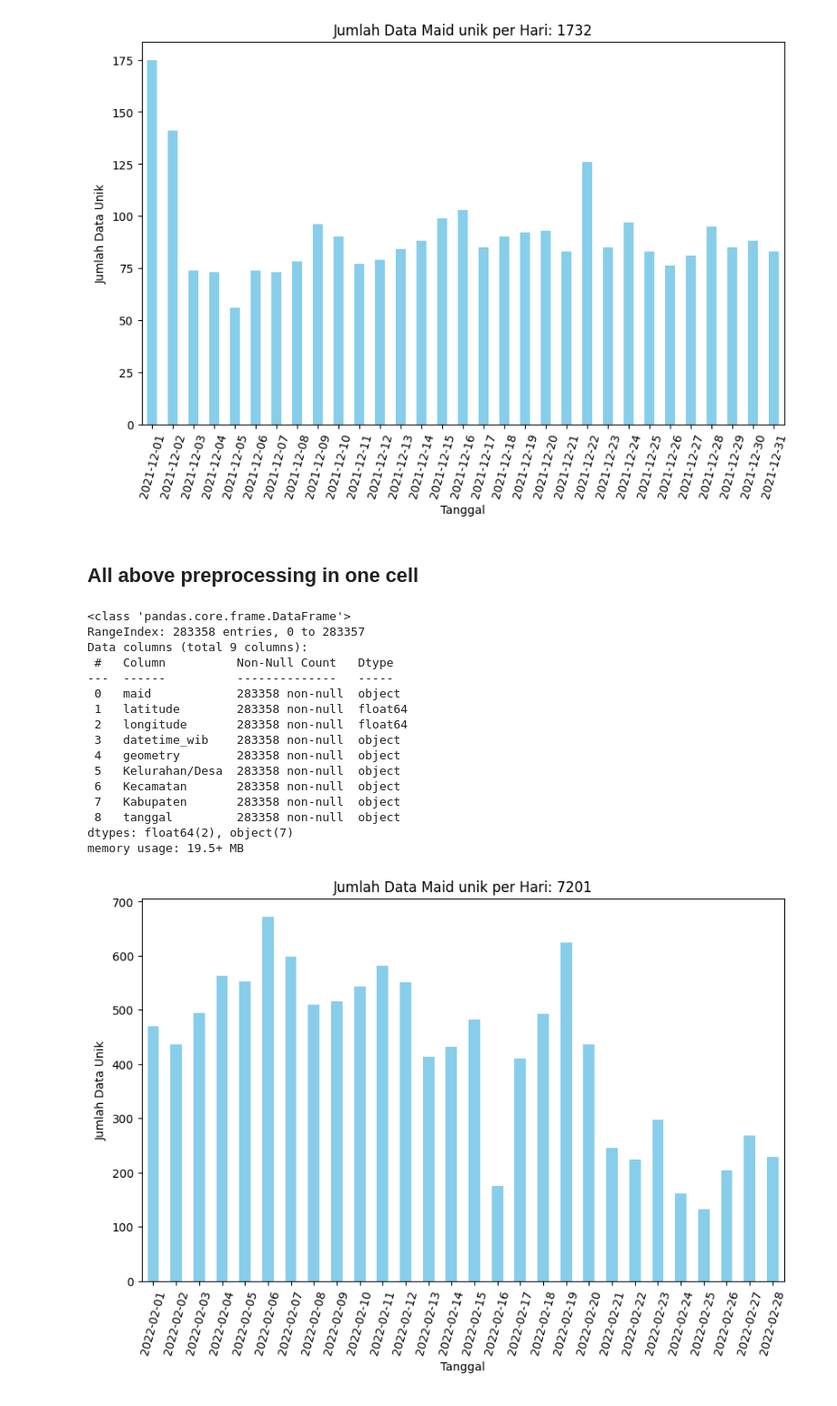
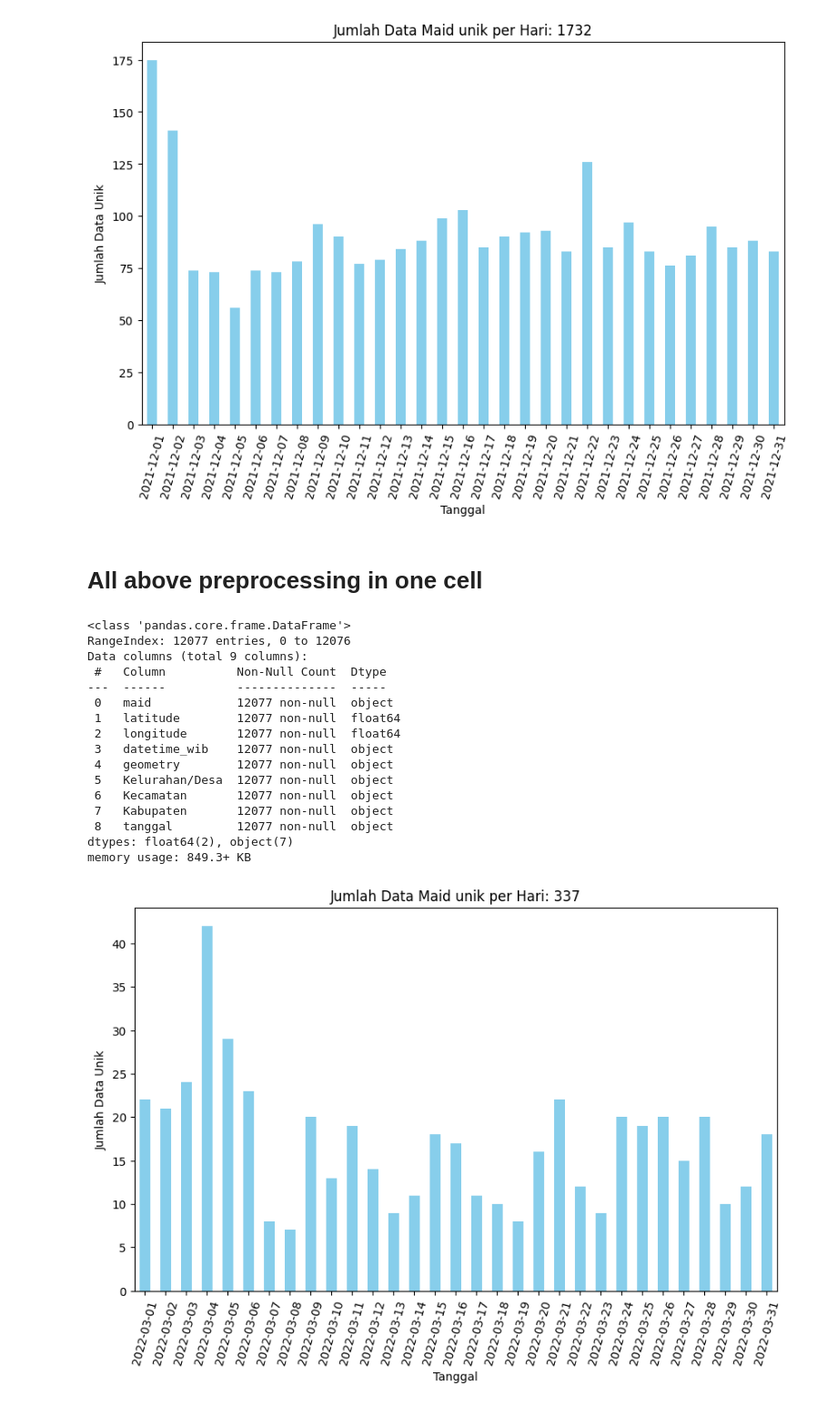
Before and after one commit to rizkyintan/traffic_analysis, a Jupyter notebook: 0.2 Preprocessing Null, Duplicate, and Occurence.ipynb, the cells around one changed output. Shown: that part at 91% size. Cells and saved outputs as stored; diff of their text form; code cells hidden in the pictures.

Commit message:
preprocessing-stops detection

```diff
--- a/0.2 Preprocessing Null, Duplicate, and Occurence.ipynb
+++ b/0.2 Preprocessing Null, Duplicate, and Occurence.ipynb
@@ -229,32 +230,32 @@ bar_chart(df3)
 # %% [output]
 [figure]
 # %% [markdown]
-## All above preprocessing in one cell
+# All above preprocessing in one cell
 # %%
 # before preprocessing
-path = './DataGPS_Malioboro/filter1_malioboro_feb.csv'
+path = '../DataGPS_Affandi/filter1_affandi_mar.csv'
 df = pd.read_csv(path)
 df = drop_columns(df)
 df.info()
 bar_chart(df)
 # %% [output]
 <class 'pandas.core.frame.DataFrame'>
-RangeIndex: 283358 entries, 0 to 283357
+RangeIndex: 12077 entries, 0 to 12076
 Data columns (total 9 columns):
- #   Column          Non-Null Count   Dtype
----  ------          --------------   -----
- 0   maid            283358 non-null  object
- 1   latitude        283358 non-null  float64
- 2   longitude       283358 non-null  float64
- 3   datetime_wib    283358 non-null  object
- 4   geometry        283358 non-null  object
- 5   Kelurahan/Desa  283358 non-null  object
- 6   Kecamatan       283358 non-null  object
- 7   Kabupaten       283358 non-null  object
- 8   tanggal         283358 non-null  object
+ #   Column          Non-Null Count  Dtype
+---  ------          --------------  -----
+ 0   maid            12077 non-null  object
+ 1   latitude        12077 non-null  float64
+ 2   longitude       12077 non-null  float64
+ 3   datetime_wib    12077 non-null  object
+ 4   geometry        12077 non-null  object
+ 5   Kelurahan/Desa  12077 non-null  object
+ 6   Kecamatan       12077 non-null  object
+ 7   Kabupaten       12077 non-null  object
+ 8   tanggal         12077 non-null  object
 dtypes: float64(2), object(7)
-memory usage: 19.5+ MB
+memory usage: 849.3+ KB
-[figure, old version]
+[figure, new version]
 # %%
 # after preprocessing
 df_after = second_preprocessing(df)
```
Also changed, not shown: parts of 4 cells of this notebook, 2 other files.
